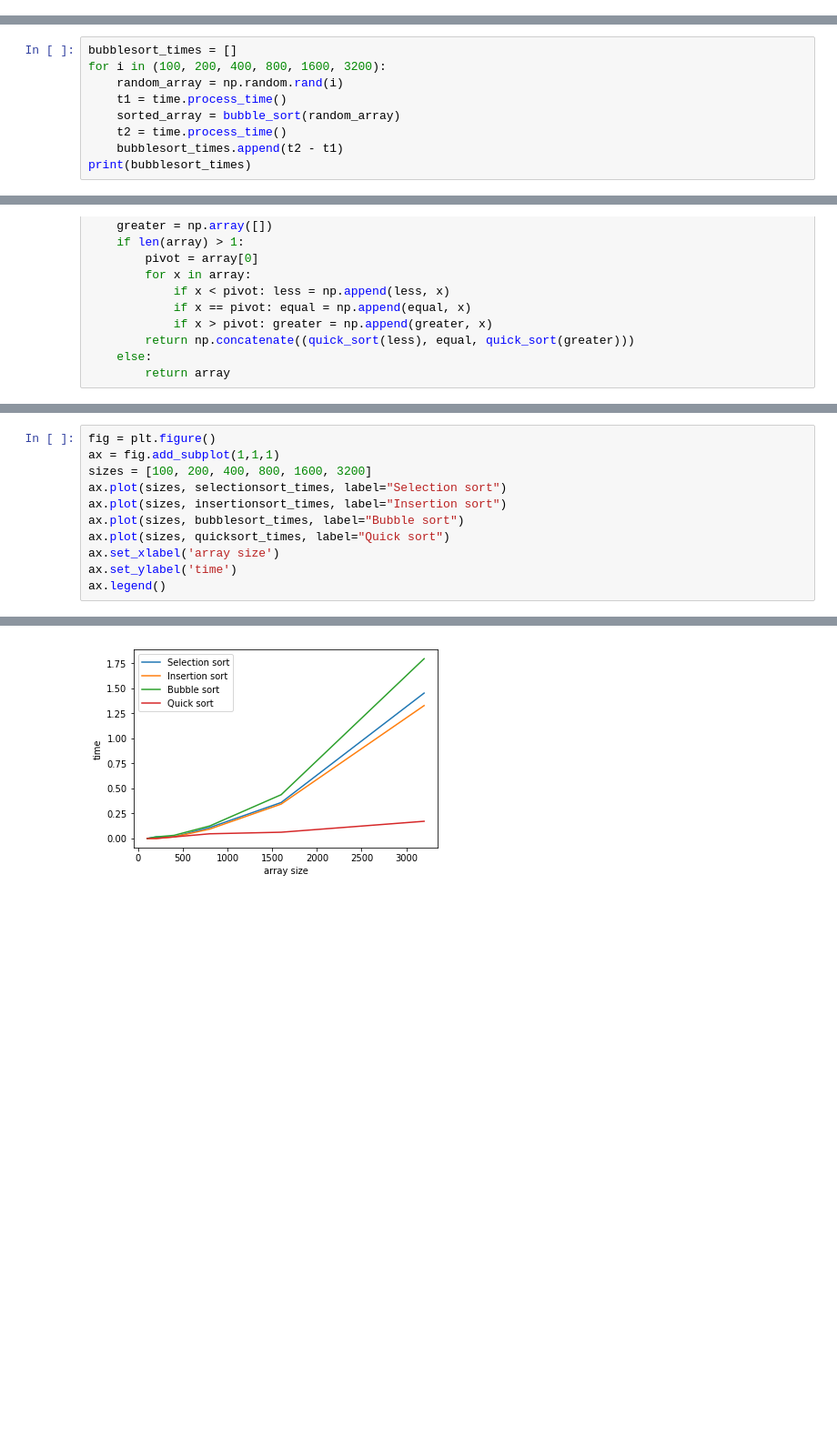
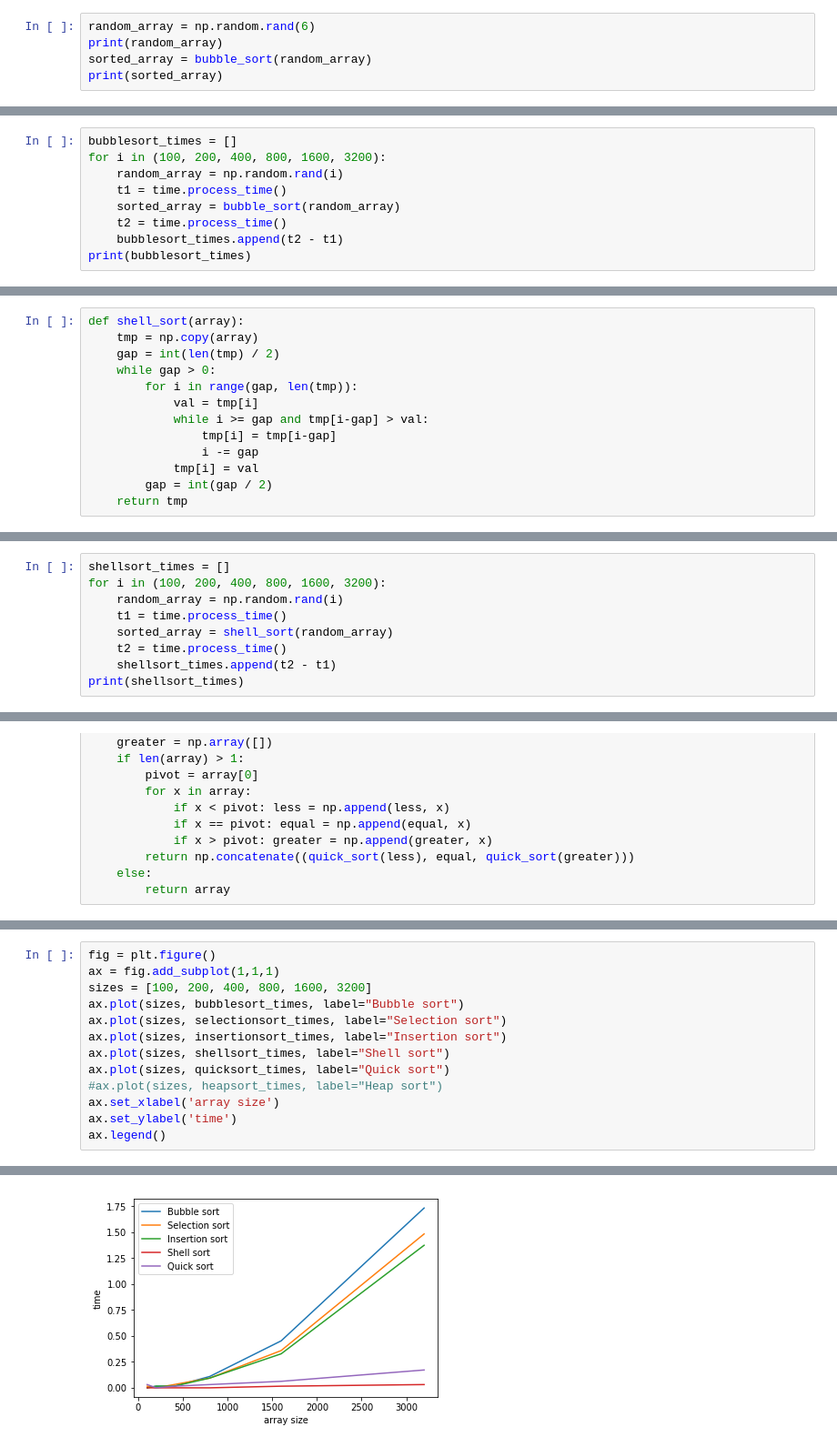
Before and after one commit to valenpe7/numerical_methods, a Jupyter notebook: sorting.ipynb, the cells around one changed output, grey strips where cells are left out. Shown at 91% size. Saved outputs shown, nothing was run; the diff lists cells and outputs as text; blank space fills up the shorter version.

Commit message:
added shell sort

```diff
--- a/sorting.ipynb
+++ b/sorting.ipynb
@@ -5,0 +20,5 @@ import matplotlib.pyplot as plt
+# %%
+random_array = np.random.rand(6)
+print(random_array)
+sorted_array = bubble_sort(random_array)
+print(sorted_array)
@@ -5,0 +28,9 @@ import matplotlib.pyplot as plt
+# %%
+bubblesort_times = []
+for i in (100, 200, 400, 800, 1600, 3200):
+    random_array = np.random.rand(i)
+    t1 = time.process_time()
+    sorted_array = bubble_sort(random_array)
+    t2 = time.process_time()
+    bubblesort_times.append(t2 - t1)
+print(bubblesort_times)
@@ -72,3 +99,16 @@ def bubble_sort(array):
+# %%
+def shell_sort(array):
+    tmp = np.copy(array)
+    gap = int(len(tmp) / 2)
+    while gap > 0:
+        for i in range(gap, len(tmp)):
+            val = tmp[i]
+            while i >= gap and tmp[i-gap] > val:
+                tmp[i] = tmp[i-gap]
+                i -= gap
+            tmp[i] = val
+        gap = int(gap / 2)
+    return tmp
 # %%
 random_array = np.random.rand(6)
 print(random_array)
@@ -80,10 +120,10 @@ print(sorted_array)
 # %%
-bubblesort_times = []
+shellsort_times = []
 for i in (100, 200, 400, 800, 1600, 3200):
     random_array = np.random.rand(i)
     t1 = time.process_time()
-    sorted_array = bubble_sort(random_array)
+    sorted_array = shell_sort(random_array)
     t2 = time.process_time()
-    bubblesort_times.append(t2 - t1)
-print(bubblesort_times)
+    shellsort_times.append(t2 - t1)
+print(shellsort_times)
 # %% [output]
@@ -124,14 +193,16 @@ print(quicksort_times)
 # %%
 fig = plt.figure()
 ax = fig.add_subplot(1,1,1)
 sizes = [100, 200, 400, 800, 1600, 3200]
+ax.plot(sizes, bubblesort_times, label="Bubble sort")
 ax.plot(sizes, selectionsort_times, label="Selection sort")
 ax.plot(sizes, insertionsort_times, label="Insertion sort")
-ax.plot(sizes, bubblesort_times, label="Bubble sort")
+ax.plot(sizes, shellsort_times, label="Shell sort")
 ax.plot(sizes, quicksort_times, label="Quick sort")
+#ax.plot(sizes, heapsort_times, label="Heap sort")
 ax.set_xlabel('array size')
 ax.set_ylabel('time')
 ax.legend()
 # %% [output]
 <matplotlib.legend.Legend at 0x...>
-[figure, old version]
+[figure, new version]
```
Also changed, not shown: parts of 22 cells of this notebook.
